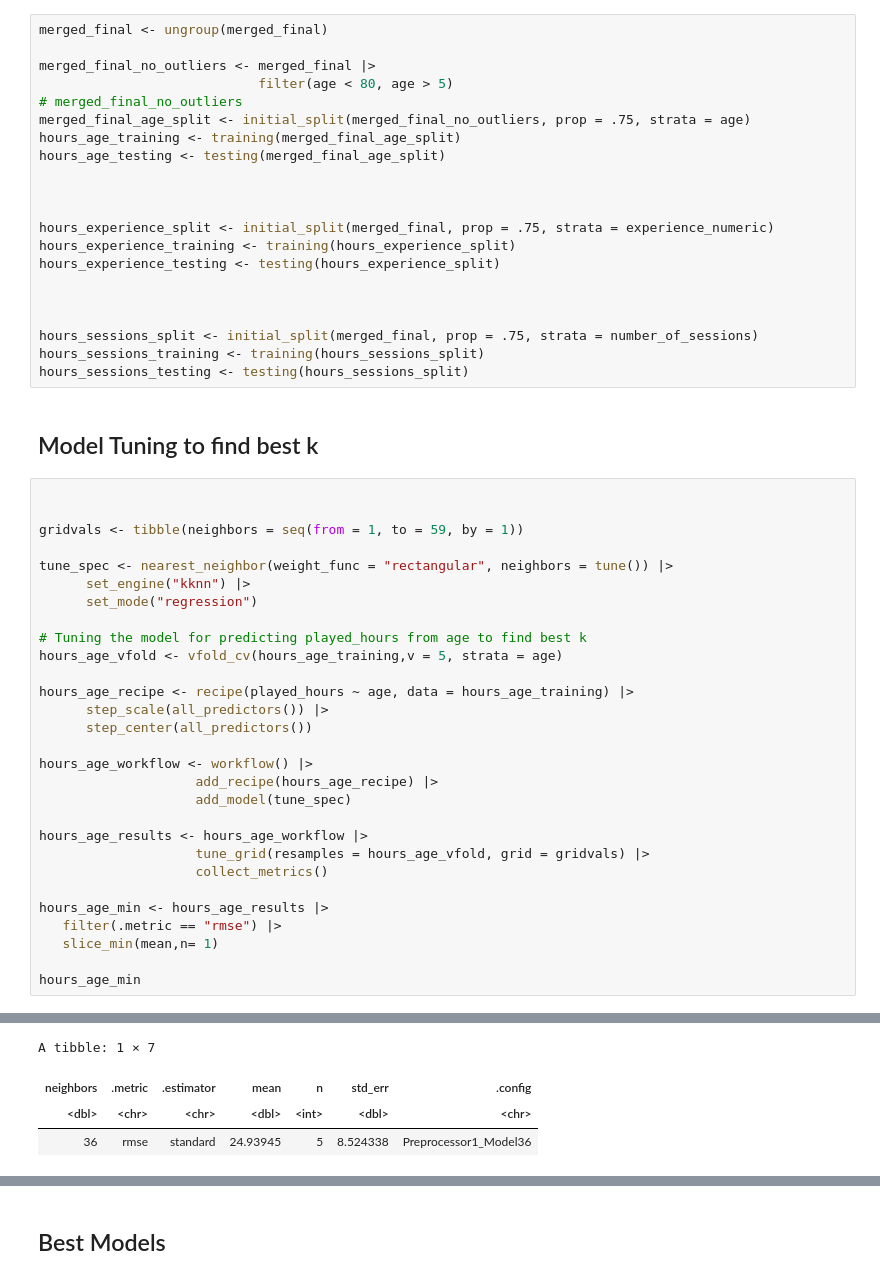
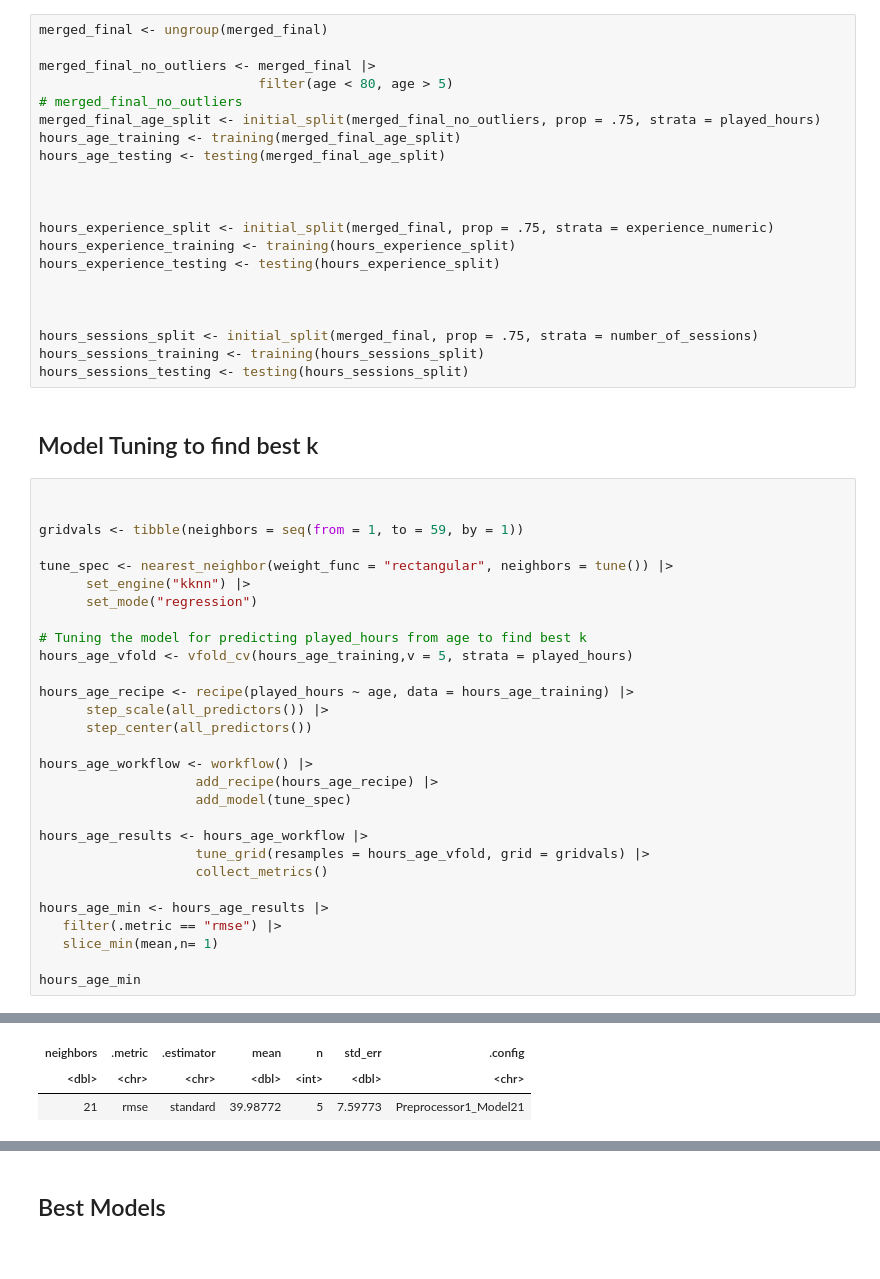
Before and after one commit to harpreeto6/Data_Science_Project, a Jupyter notebook: Minecraft_Analysis.ipynb, the cells around one changed output, grey strips where cells are left out. Cells and saved outputs as stored; diff of their text form.

```diff
--- a/Minecraft_Analysis.ipynb
+++ b/Minecraft_Analysis.ipynb
@@ -268,7 +276,7 @@ merged_final <- ungroup(merged_final)
 merged_final_no_outliers <- merged_final |>
                             filter(age < 80, age > 5)
 # merged_final_no_outliers
-merged_final_age_split <- initial_split(merged_final_no_outliers, prop = .75, strata = age)
+merged_final_age_split <- initial_split(merged_final_no_outliers, prop = .75, strata = played_hours)
 hours_age_training <- training(merged_final_age_split)
 hours_age_testing <- testing(merged_final_age_split)
 
@@ -295,7 +303,7 @@ tune_spec <- nearest_neighbor(weight_func = "rectangular", neighbors = tune()) |
       set_mode("regression")
 
 # Tuning the model for predicting played_hours from age to find best k
-hours_age_vfold <- vfold_cv(hours_age_training,v = 5, strata = age)
+hours_age_vfold <- vfold_cv(hours_age_training,v = 5, strata = played_hours)
 
 hours_age_recipe <- recipe(played_hours ~ age, data = hours_age_training) |>
       step_scale(all_predictors()) |>
@@ -326,7 +327,6 @@ There were issues with some computations   A: x1   B: x1
-A tibble: 1 × 7
 | neighbors | .metric | .estimator | mean | n | std_err | .config |
 | <dbl> | <chr> | <chr> | <dbl> | <int> | <dbl> | <chr> |
-| 36 | rmse | standard | 24.93945 | 5 | 8.524338 | Preprocessor1_Model36 |
+| 21 | rmse | standard | 39.98772 | 5 | 7.59773 | Preprocessor1_Model21 |
 # %%
 
 # Tuning the model for predicting played_hours from experience to find best k
```
Also changed, not shown: parts of 10 cells of this notebook.
